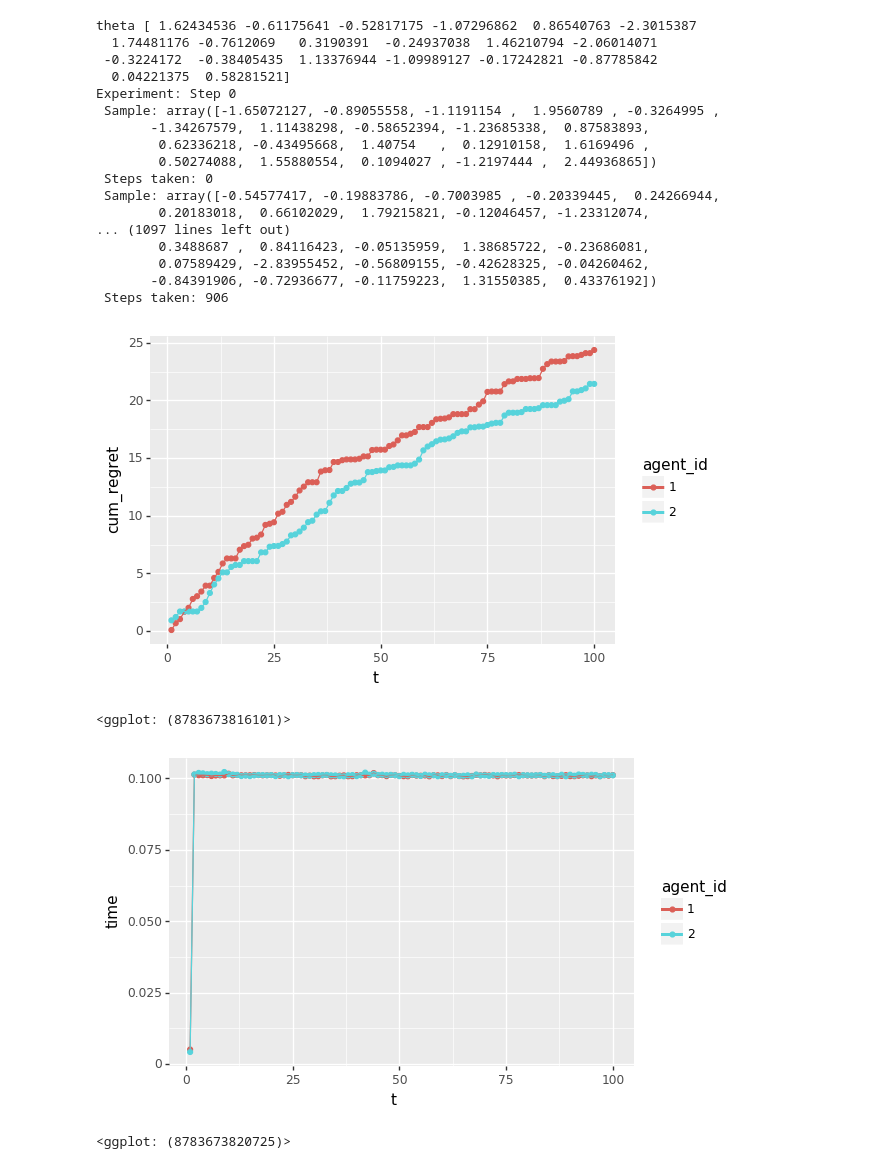
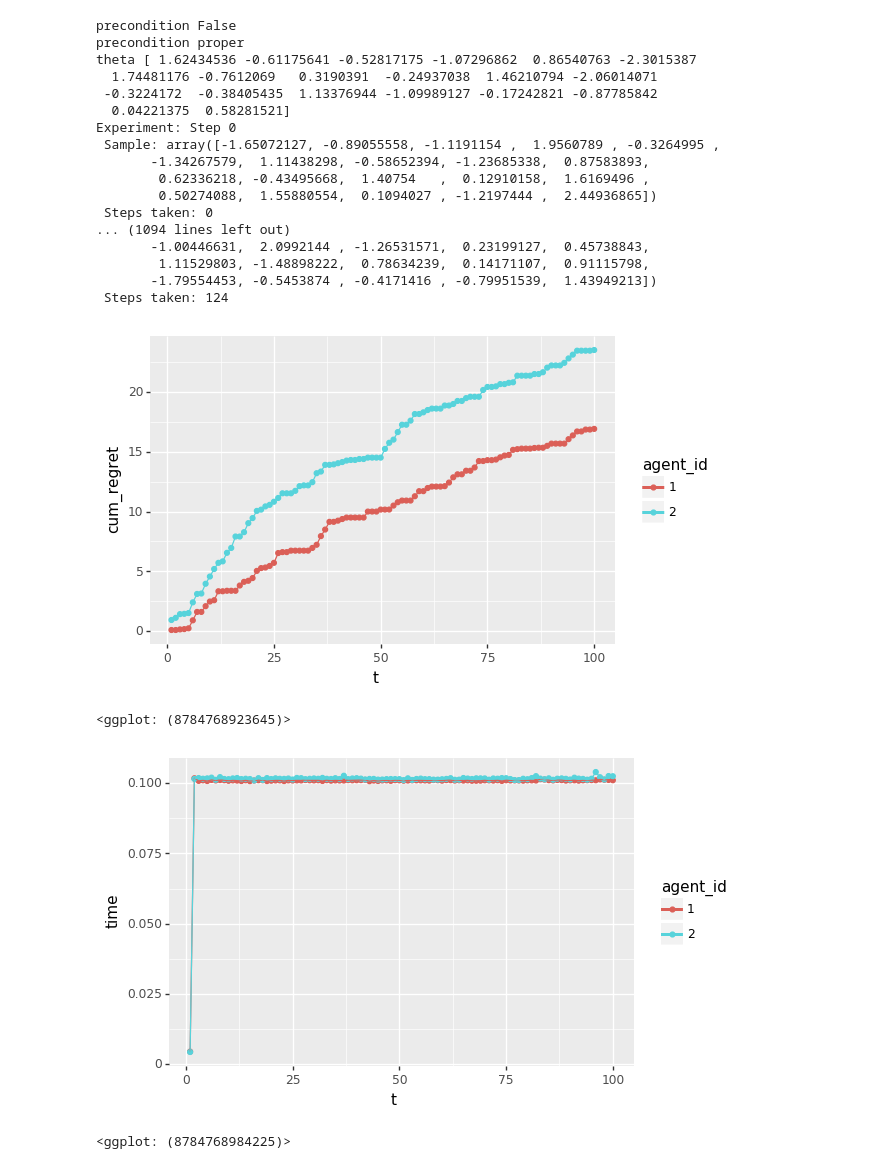
Before and after one commit to holdenlee/Online_Sampling, a Jupyter notebook: src/SAGALD.ipynb, the cells around one changed output. Saved outputs shown, nothing was run; the diff lists cells and outputs as text; code cells hidden in the pictures.

```diff
--- a/src/SAGALD.ipynb
+++ b/src/SAGALD.ipynb
@@ -128,36 +84,37 @@ Experiment: Step 0
 # %%
 make_prec_sagald_agent = lambda hypers: SAGATS(num_articles, dim, [0]*dim, cov=None,
                                           step_size=lambda t: hypers[0],
                                           batch_size = hypers[1],
-                                          time=time_limit,
+                                          time=0.1,
                                           n_steps=9999,
                                           precondition='proper',
                                           init_pt=None, verbosity=verbosity)
 
 n_steps=100
-simple_compare([make_sagald_agent([0.02, 16]), make_prec_sagald_agent([0.02,16])], num_articles, dim, var, n_steps, seed=1, verbosity=1)
+agents = [make_sagald_agent([0.02, 32]), make_prec_sagald_agent([0.02,32])]
+simple_compare(agents, num_articles, dim, var, n_steps, seed=1, verbosity=1)
 # %% [output]
+precondition False
+precondition proper
 theta [ 1.62434536 -0.61175641 -0.52817175 -1.07296862  0.86540763 -2.3015387
   1.74481176 -0.7612069   0.3190391  -0.24937038  1.46210794 -2.06014071
  -0.3224172  -0.38405435  1.13376944 -1.09989127 -0.17242821 -0.87785842
   0.04221375  0.58281521]
 Experiment: Step 0
  Sample: array([-1.65072127, -0.89055558, -1.1191154 ,  1.9560789 , -0.3264995 ,
        -1.34267579,  1.11438298, -0.58652394, -1.23685338,  0.87583893,
         0.62336218, -0.43495668,  1.40754   ,  0.12910158,  1.6169496 ,
         0.50274088,  1.55880554,  0.1094027 , -1.2197444 ,  2.44936865])
  Steps taken: 0
- Sample: array([-0.54577417, -0.19883786, -0.7003985 , -0.20339445,  0.24266944,
-        0.20183018,  0.66102029,  1.79215821, -0.12046457, -1.23312074,
-... (1097 lines left out)
-        0.3488687 ,  0.84116423, -0.05135959,  1.38685722, -0.23686081,
-        0.07589429, -2.83955452, -0.56809155, -0.42628325, -0.04260462,
-       -0.84391906, -0.72936677, -0.11759223,  1.31550385,  0.43376192])
- Steps taken: 906
+... (1094 lines left out)
+       -1.00446631,  2.0992144 , -1.26531571,  0.23199127,  0.45738843,
+        1.11529803, -1.48898222,  0.78634239,  0.14171107,  0.91115798,
+       -1.79554453, -0.5453874 , -0.4171416 , -0.79951539,  1.43949213])
+ Steps taken: 124
-[figure, old version]
+[figure, new version]
-<ggplot: (8783673816101)>
+<ggplot: (8784768923645)>
-[figure, old version]
+[figure, new version]
-<ggplot: (8783673820725)>
+<ggplot: (8784768984225)>
 ([     action_id agent_id  cum_optimal  cum_regret  instant_regret    t  \
   0            1        1     0.999721    0.088187        0.088187    1
   1            2        2     0.999721    0.927229        0.927229    1
```
Also changed, not shown: parts of 5 cells of this notebook, 7 other files.
